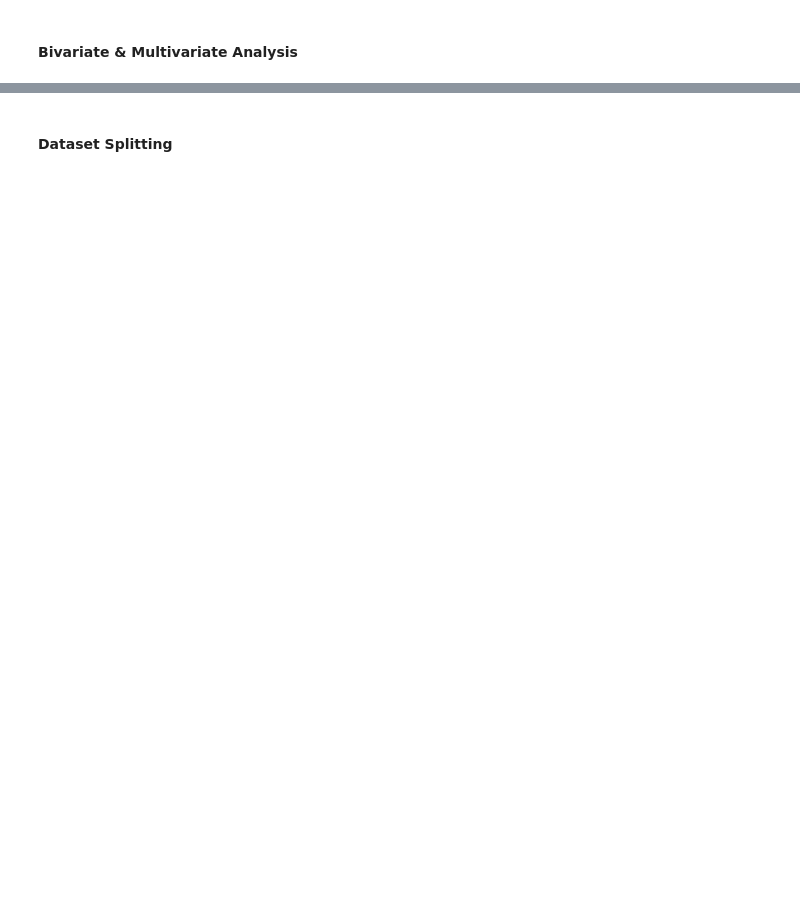
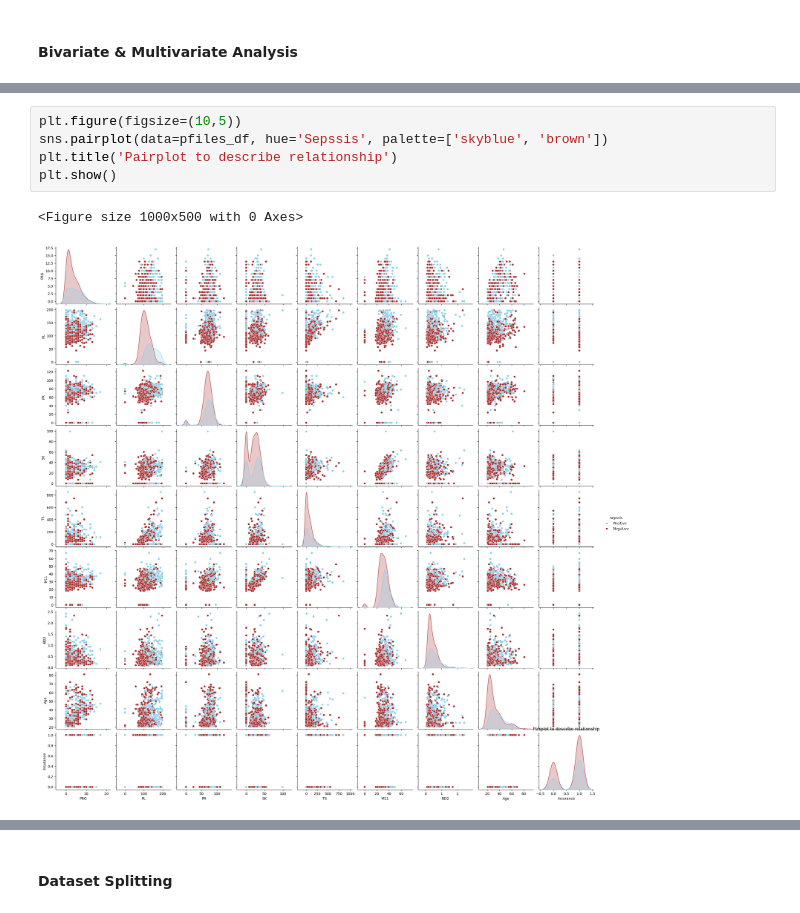
Before and after one commit to damzking/sepsissprediction2, a Jupyter notebook: dev/API_App.ipynb, the cells around one changed output, grey strips where cells are left out. Cells and saved outputs as stored; diff of their text form; blank space fills up the shorter version.

```diff
--- a/dev/API_App.ipynb
+++ b/dev/API_App.ipynb
@@ -216,0 +207,8 @@ plt.show()
+# %%
+plt.figure(figsize=(10,5))
+sns.pairplot(data=pfiles_df, hue='Sepssis', palette=['skyblue', 'brown'])
+plt.title('Pairplot to describe relationship')
+plt.show()
+# %% [output]
+<Figure size 1000x500 with 0 Axes>
+[figure, added]
```
Also changed, not shown: parts of 65 cells of this notebook.
